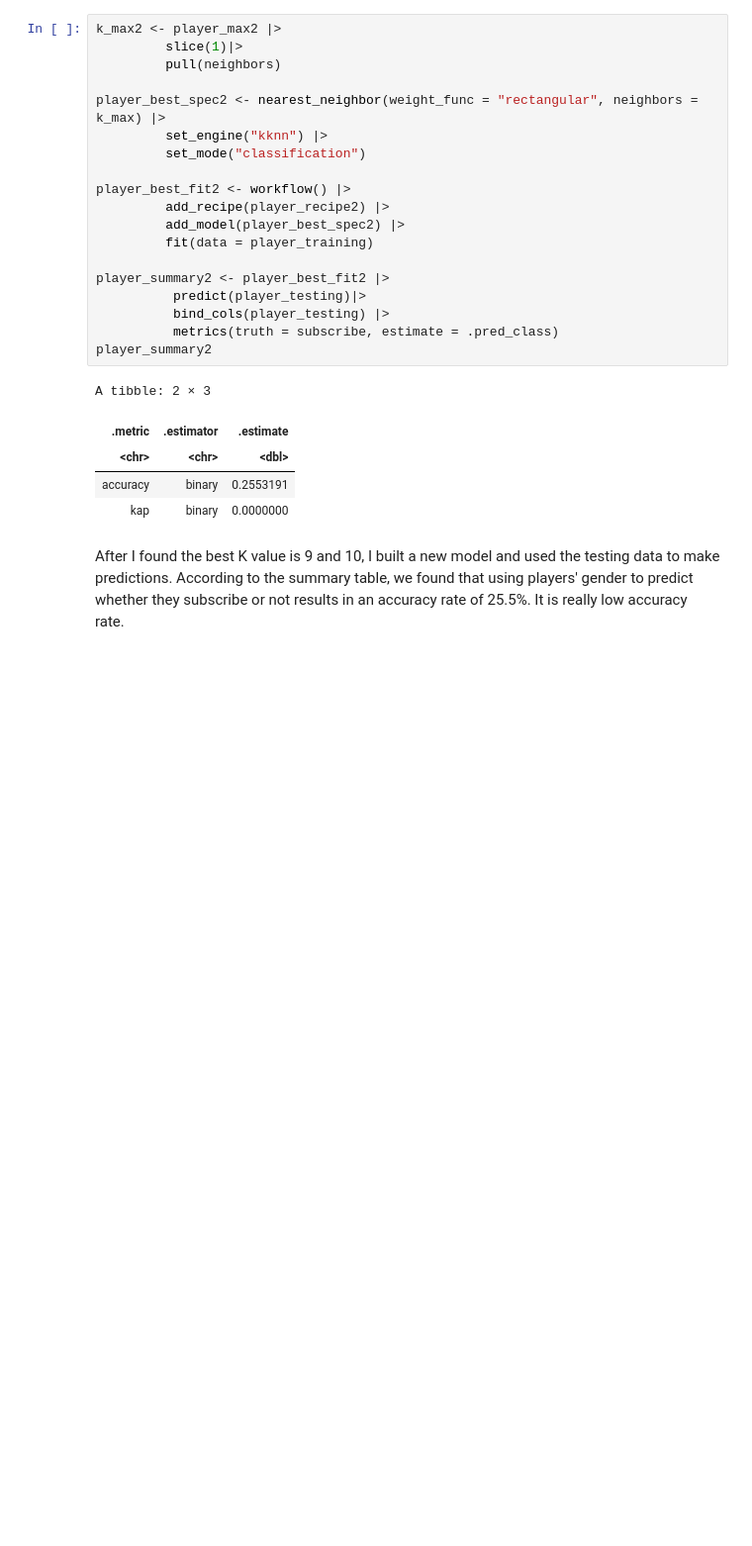
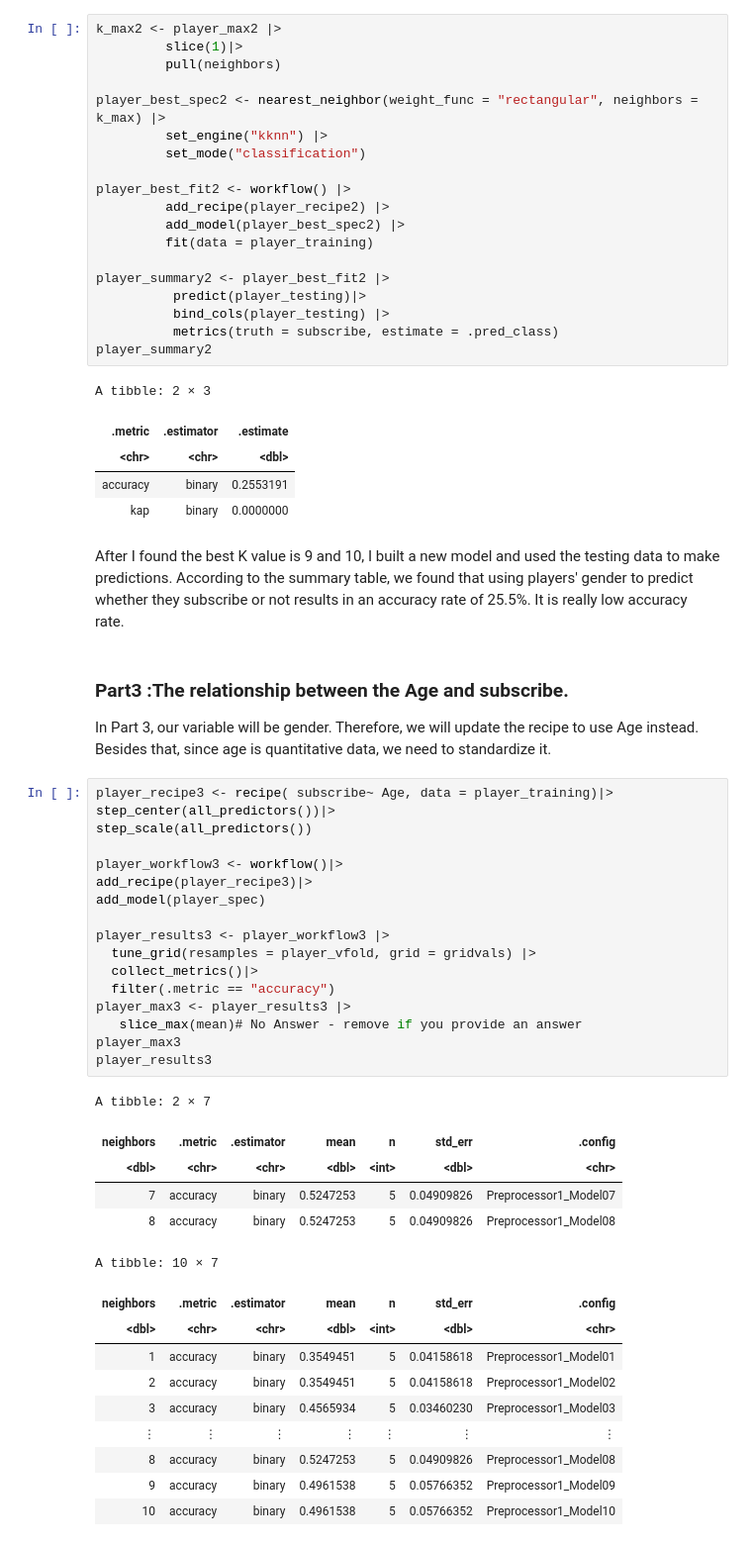
Before and after one commit to SubrinaLi/DSCI-100-sec003, a Jupyter notebook: Subrina LI Project.ipynb, the cells around one changed output. Shown at 99% size. Cells and saved outputs as stored; diff of their text form; blank space fills up the shorter version.

```diff
--- a/Subrina LI Project.ipynb
+++ b/Subrina LI Project.ipynb
@@ -273,3 +273,39 @@ A tibble: 2 × 3
 | kap | binary | 0.0000000 |
 # %% [markdown]
 After I found the best K value is 9 and 10, I built a new model and used the testing data to make predictions. According to the summary table, we found that using players' gender to predict whether they subscribe or not results in an accuracy rate of 25.5%. It is really low accuracy rate.
+# %% [markdown]
+### Part3 :The relationship between the Age and subscribe.
+In Part 3, our variable will be gender. Therefore, we will update the recipe to use Age instead. Besides that, since age is quantitative data, we need to standardize it.
+# %%
+player_recipe3 <- recipe( subscribe~ Age, data = player_training)|>
+step_center(all_predictors())|>
+step_scale(all_predictors())
+
+player_workflow3 <- workflow()|>
+add_recipe(player_recipe3)|>
+add_model(player_spec)
+
+player_results3 <- player_workflow3 |>
+  tune_grid(resamples = player_vfold, grid = gridvals) |>
+  collect_metrics()|>
+  filter(.metric == "accuracy")
+player_max3 <- player_results3 |>
+   slice_max(mean)# No Answer - remove if you provide an answer
+player_max3
+player_results3
+# %% [output]
+A tibble: 2 × 7
+| neighbors | .metric | .estimator | mean | n | std_err | .config |
+| <dbl> | <chr> | <chr> | <dbl> | <int> | <dbl> | <chr> |
+| 7 | accuracy | binary | 0.5247253 | 5 | 0.04909826 | Preprocessor1_Model07 |
+| 8 | accuracy | binary | 0.5247253 | 5 | 0.04909826 | Preprocessor1_Model08 |
+A tibble: 10 × 7
+| neighbors | .metric | .estimator | mean | n | std_err | .config |
+| <dbl> | <chr> | <chr> | <dbl> | <int> | <dbl> | <chr> |
+| 1 | accuracy | binary | 0.3549451 | 5 | 0.04158618 | Preprocessor1_Model01 |
+| 2 | accuracy | binary | 0.3549451 | 5 | 0.04158618 | Preprocessor1_Model02 |
+| 3 | accuracy | binary | 0.4565934 | 5 | 0.03460230 | Preprocessor1_Model03 |
+| ⋮ | ⋮ | ⋮ | ⋮ | ⋮ | ⋮ | ⋮ |
+| 8 | accuracy | binary | 0.5247253 | 5 | 0.04909826 | Preprocessor1_Model08 |
+| 9 | accuracy | binary | 0.4961538 | 5 | 0.05766352 | Preprocessor1_Model09 |
+| 10 | accuracy | binary | 0.4961538 | 5 | 0.05766352 | Preprocessor1_Model10 |
```
Also changed, not shown: parts of 4 cells of this notebook.
